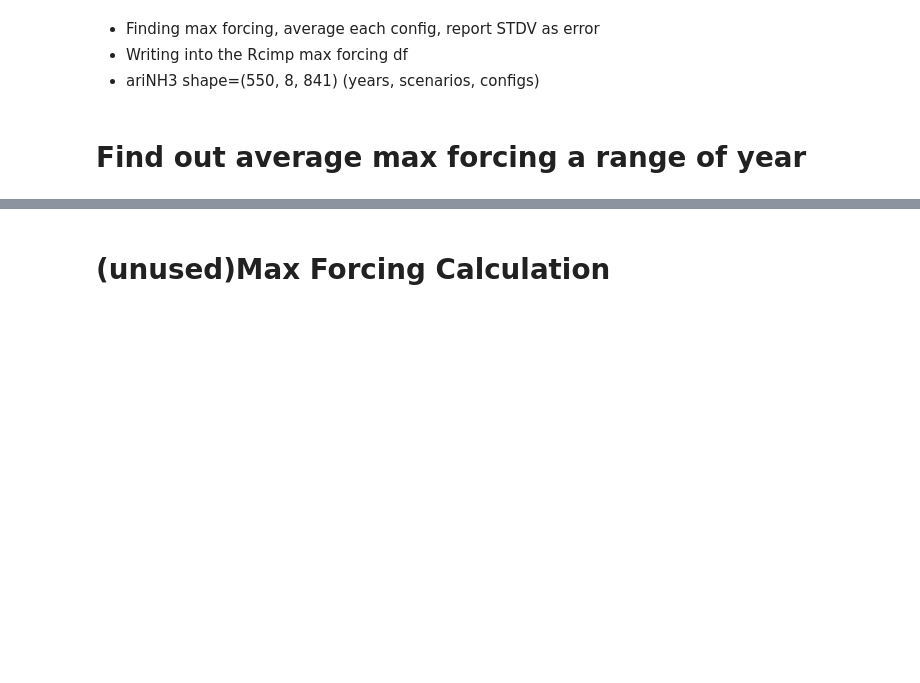
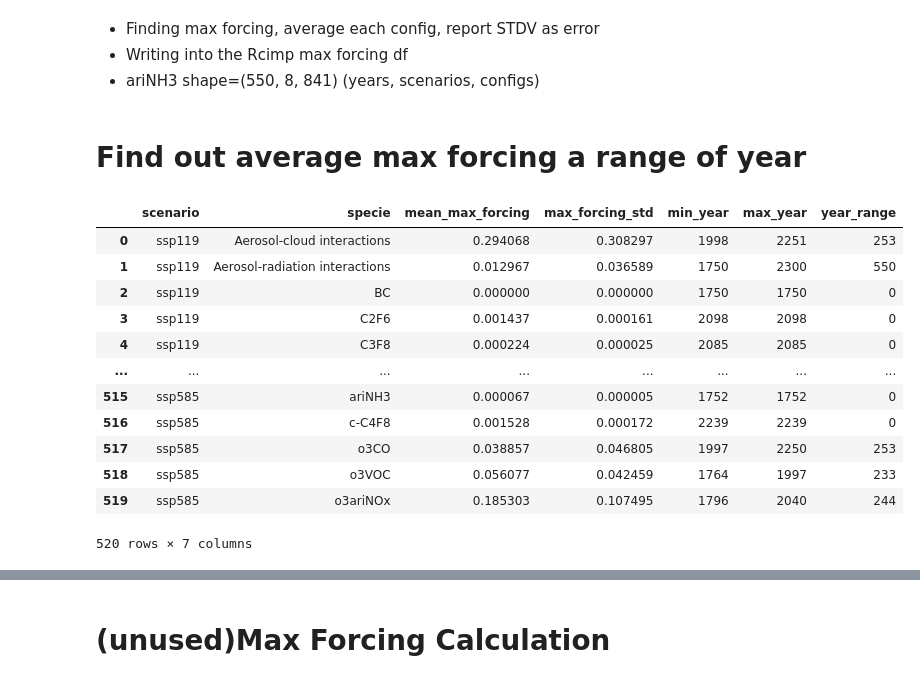
Before and after one commit to xuxingcheng/FAIR-emission-climate-model, a Jupyter notebook: Max Forcing Analysis.ipynb, the cells around one changed output, grey strips where cells are left out. Drawn from its saved outputs; the diff is of its cells as text; code cells hidden in the pictures; blank space fills up the shorter version.

```diff
--- a/Max Forcing Analysis.ipynb
+++ b/Max Forcing Analysis.ipynb
@@ -217,13 +219,27 @@ max_forcing_df_Rcimp[max_forcing_df_Rcimp['specie'] == 'ariNH3']
 # %%
 import pandas as pd
 
 max_forcing_df_Rcimp = pd.read_csv("examples/data/calibrated_constrained_ensemble/max_forcing_Rcimp.csv")
 summary_df = (max_forcing_df_Rcimp.groupby(['scenario', 'specie'])
-              .agg({'max_forcing': 'mean',
+              .agg({'max_forcing': ['mean', 'std'],
                     'max_forcing_year': lambda x: (min(x), max(x))})
               .reset_index())
-
+summary_df.columns = ['scenario', 'specie', 'mean_max_forcing', 'max_forcing_std', 'max_forcing_year']
 summary_df[['min_year', 'max_year']] = pd.DataFrame(summary_df['max_forcing_year'].tolist(), index=summary_df.index)
 summary_df['year_range'] = summary_df['max_year'] - summary_df['min_year']
 summary_df = summary_df.drop('max_forcing_year', axis=1)
 summary_df
+# %% [output]
+|  | scenario | specie | mean_max_forcing | max_forcing_std | min_year | max_year | year_range |
+| 0 | ssp119 | Aerosol-cloud interactions | 0.294068 | 0.308297 | 1998 | 2251 | 253 |
+| 1 | ssp119 | Aerosol-radiation interactions | 0.012967 | 0.036589 | 1750 | 2300 | 550 |
+| 2 | ssp119 | BC | 0.000000 | 0.000000 | 1750 | 1750 | 0 |
+| 3 | ssp119 | C2F6 | 0.001437 | 0.000161 | 2098 | 2098 | 0 |
+| 4 | ssp119 | C3F8 | 0.000224 | 0.000025 | 2085 | 2085 | 0 |
+| ... | ... | ... | ... | ... | ... | ... | ... |
+| 515 | ssp585 | ariNH3 | 0.000067 | 0.000005 | 1752 | 1752 | 0 |
+| 516 | ssp585 | c-C4F8 | 0.001528 | 0.000172 | 2239 | 2239 | 0 |
+| 517 | ssp585 | o3CO | 0.038857 | 0.046805 | 1997 | 2250 | 253 |
+| 518 | ssp585 | o3VOC | 0.056077 | 0.042459 | 1764 | 1997 | 233 |
+| 519 | ssp585 | o3ariNOx | 0.185303 | 0.107495 | 1796 | 2040 | 244 |
+520 rows × 7 columns
```
Also changed, not shown: parts of 13 cells of this notebook.
